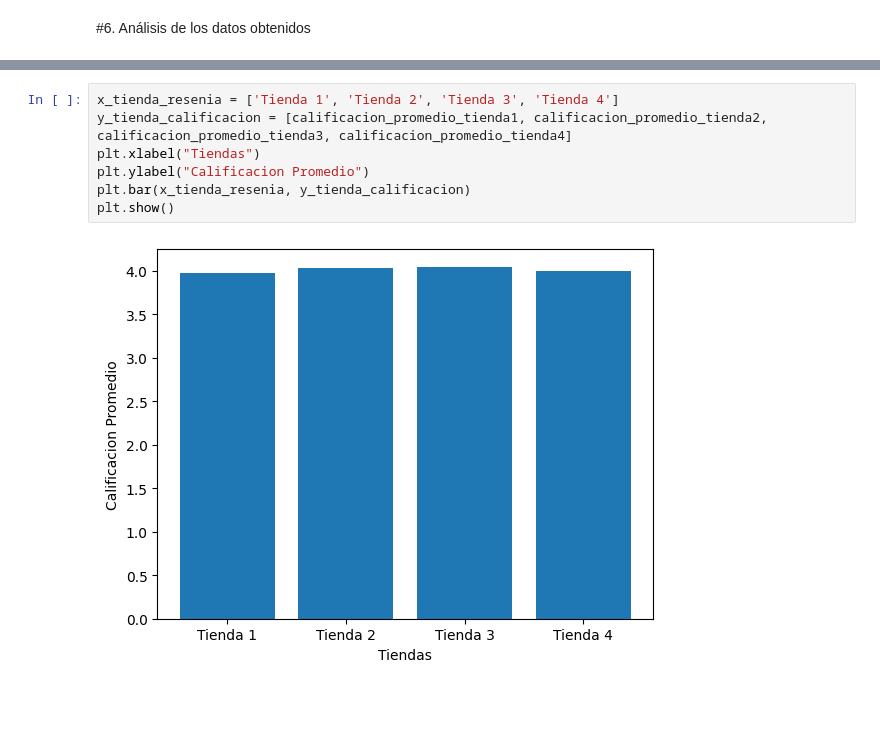
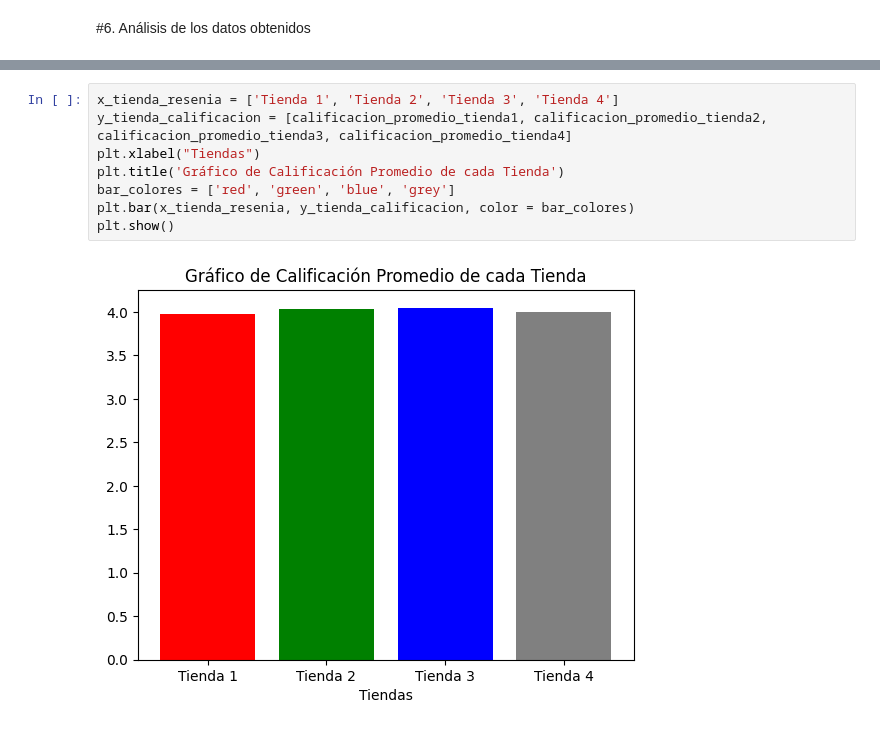
Before and after one commit to Ser2k2/challenge1-data-science-latam, a Jupyter notebook: AluraStoreLatam.ipynb, the cells around one changed output, grey strips where cells are left out. Cells and saved outputs as stored; diff of their text form; blank space fills up the shorter version.

```diff
--- a/AluraStoreLatam.ipynb
+++ b/AluraStoreLatam.ipynb
@@ -223,9 +223,10 @@ plt.show()
 # %%
 x_tienda_resenia = ['Tienda 1', 'Tienda 2', 'Tienda 3', 'Tienda 4']
 y_tienda_calificacion = [calificacion_promedio_tienda1, calificacion_promedio_tienda2, calificacion_promedio_tienda3, calificacion_promedio_tienda4]
 plt.xlabel("Tiendas")
-plt.ylabel("Calificacion Promedio")
-plt.bar(x_tienda_resenia, y_tienda_calificacion)
+plt.title('Gráfico de Calificación Promedio de cada Tienda')
+bar_colores = ['red', 'green', 'blue', 'grey']
+plt.bar(x_tienda_resenia, y_tienda_calificacion, color = bar_colores)
 plt.show()
 # %% [output]
-[figure, old version]
+[figure, new version]
```
Also changed, not shown: parts of 3 cells of this notebook.
